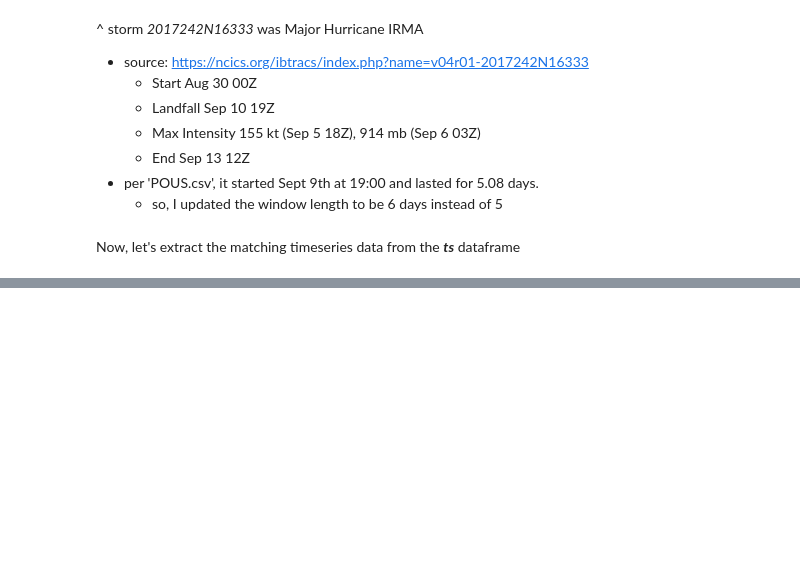
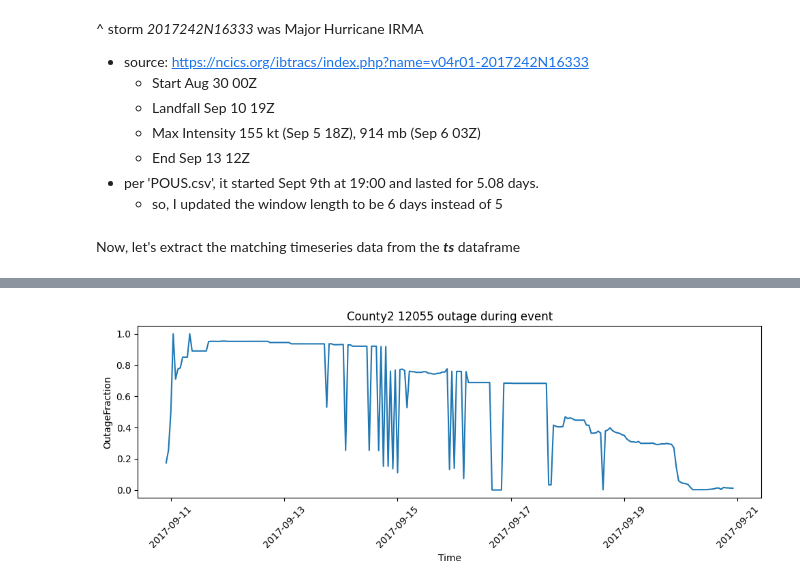
Before and after one commit to lukemccarvill/outage-recovery-forecasting, a Jupyter notebook: python_scripts/exploring_timeseries.ipynb, the cells around one changed output, grey strips where cells are left out. Saved outputs shown, nothing was run; the diff lists cells and outputs as text; code cells hidden in the pictures; blank space fills up the shorter version.

```diff
--- a/python_scripts/exploring_timeseries.ipynb
+++ b/python_scripts/exploring_timeseries.ipynb
@@ -274,0 +365,18 @@ Now, let's extract the matching timeseries data from the ***ts*** dataframe
+# %%
+# pick another event
+event2 = florida_events.iloc[20] # this results in it choosing Irma in Highlands County (12055)
+
+# extract key info
+event2_start = event2["event_start"]
+county2_fips = event2["CountyFIPS"]
+
+# define a 6-day window (zoom-in)
+event2_end = event2_start + pd.Timedelta(days=10)
+
+print("Selected event:")
+print(event2)
+
+print("\nWindow:")
+print("Start:", event2_start)
+print("End:", event2_end)
+# ^ note this is arbitrarily assuming the 'event' ends X days after it started; this is not the true duration of the storm
@@ -274,0 +403,9 @@ Now, let's extract the matching timeseries data from the ***ts*** dataframe
+# %%
+one_event2_ts = ts_fl[
+    (ts_fl["CountyFIPS"] == county2_fips) &
+    (ts_fl["RecordDateTime"] >= event2_start) &
+    (ts_fl["RecordDateTime"] <= event2_end)
+].copy()
+
+print(one_event2_ts.shape)
+display(one_event2_ts.head())
@@ -274,0 +420,11 @@ Now, let's extract the matching timeseries data from the ***ts*** dataframe
+# %%
+plt.figure(figsize=(10, 4))
+plt.plot(one_event2_ts["RecordDateTime"], one_event2_ts["OutageFraction"])
+plt.title(f"County2 {county2_fips} outage during event")
+plt.xlabel("Time")
+plt.ylabel("OutageFraction")
+plt.xticks(rotation=45)
+plt.tight_layout()
+plt.show()
+# %% [output]
+[figure, added]
```
Also changed, not shown: parts of 26 cells of this notebook.
